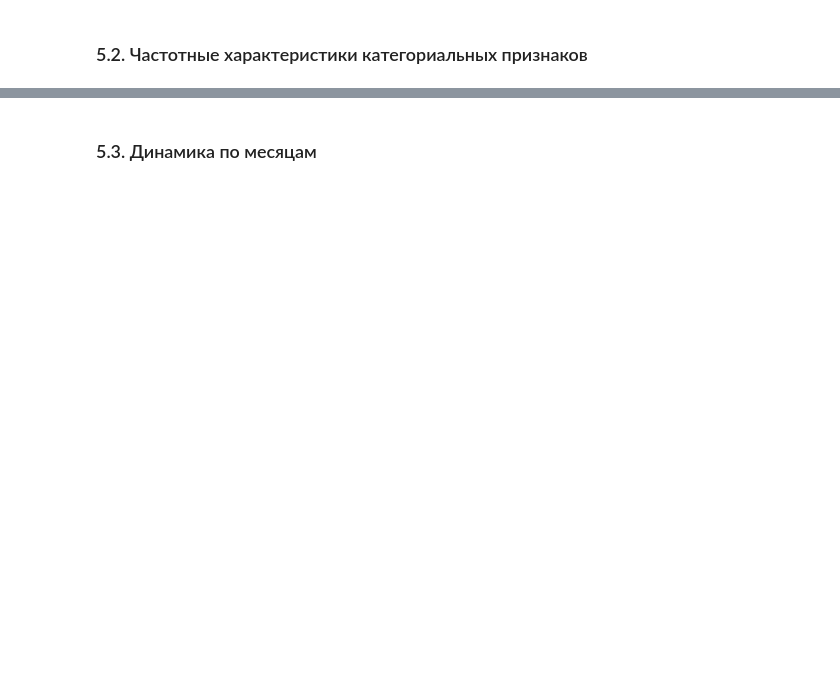
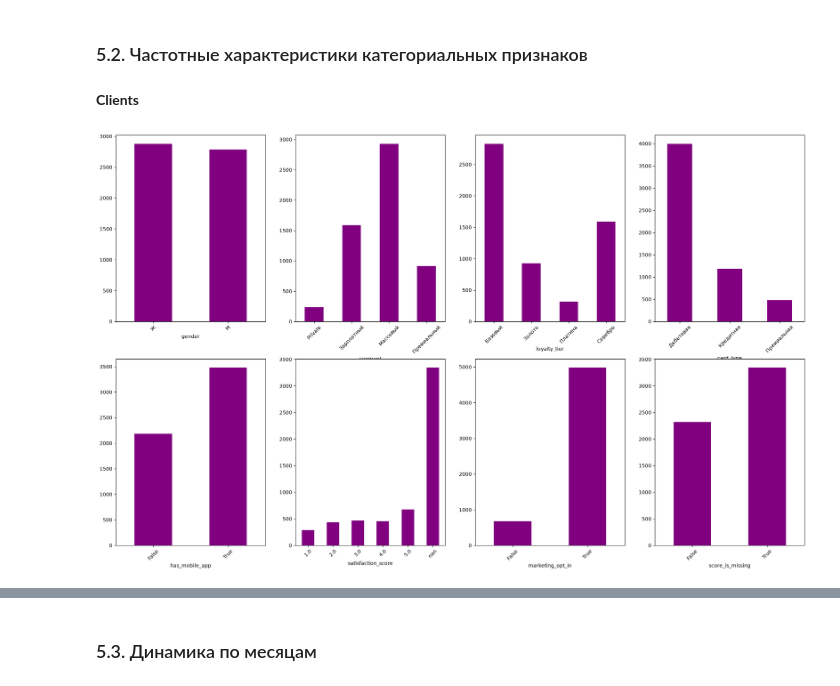
Before and after one commit to mashamis/Mischenko_Maria_Lab1, a Jupyter notebook: 01_analysis.ipynb, the cells around one changed output, grey strips where cells are left out. Cells and saved outputs as stored; diff of their text form; code cells hidden in the pictures; blank space fills up the shorter version.

```diff
--- a/01_analysis.ipynb
+++ b/01_analysis.ipynb
@@ -1080,0 +1348,15 @@ CATEGORICAL_COLS = []
+# %% [markdown]
+**Clients**
+# %%
+# графики
+CATEGORICAL_COLS_CLIENTS = clients_final.select_dtypes(include=["category", "bool", "boolean"]).columns.tolist()
+fig, axes = plt.subplots(2, 4, figsize=(25, 15))
+for ax, col in zip(axes.ravel(), CATEGORICAL_COLS_CLIENTS):
+    # sns.barplot(clients_final[col].value_counts(dropna=False),
+    #             ax=ax,
+    #             color="purple")
+    clients_final[col].value_counts(dropna=False).sort_index().plot.bar(ax=ax, color='purple')
+    ax.tick_params(axis='x', rotation=45)
+plt.show()
+# %% [output]
+[figure, added]
```
Also changed, not shown: parts of 47 cells of this notebook.
